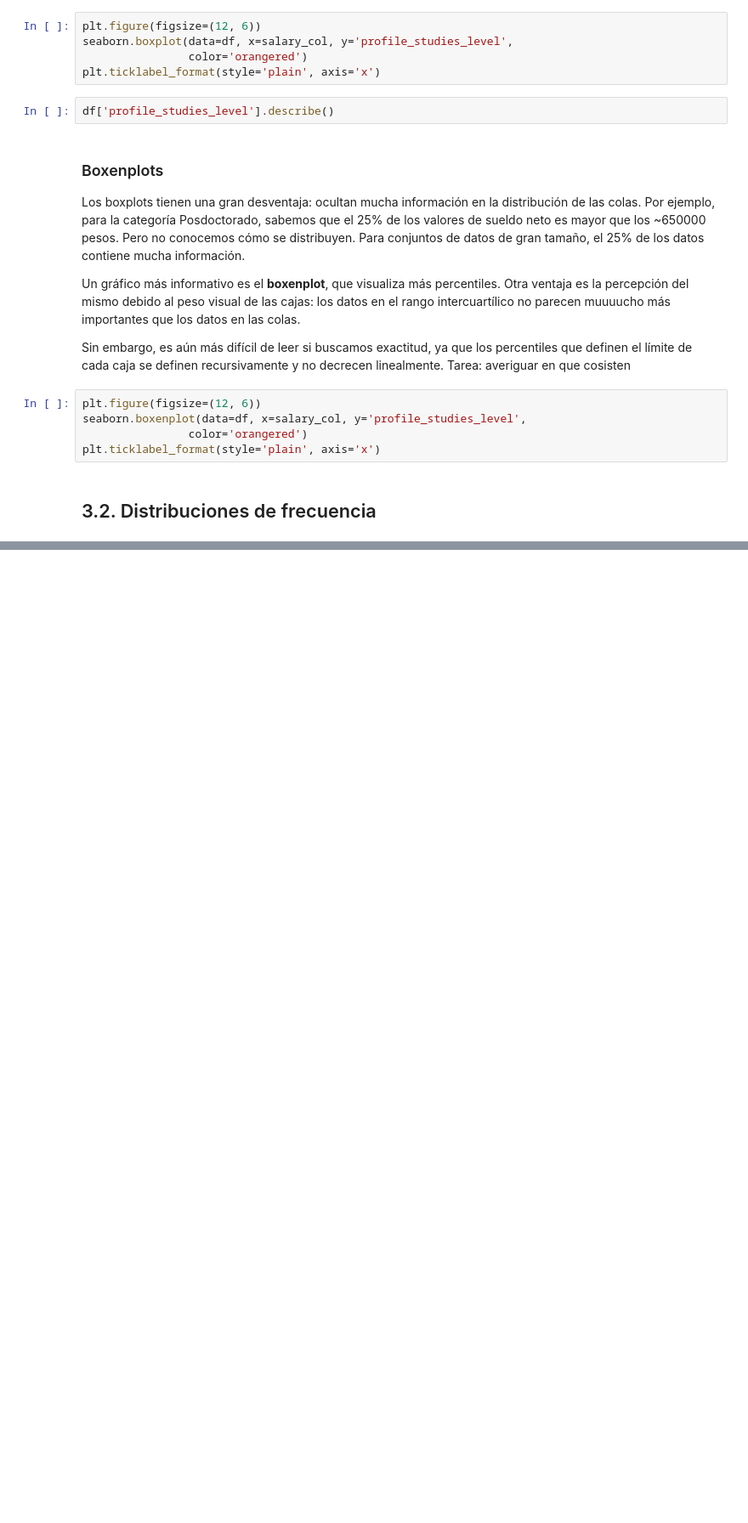
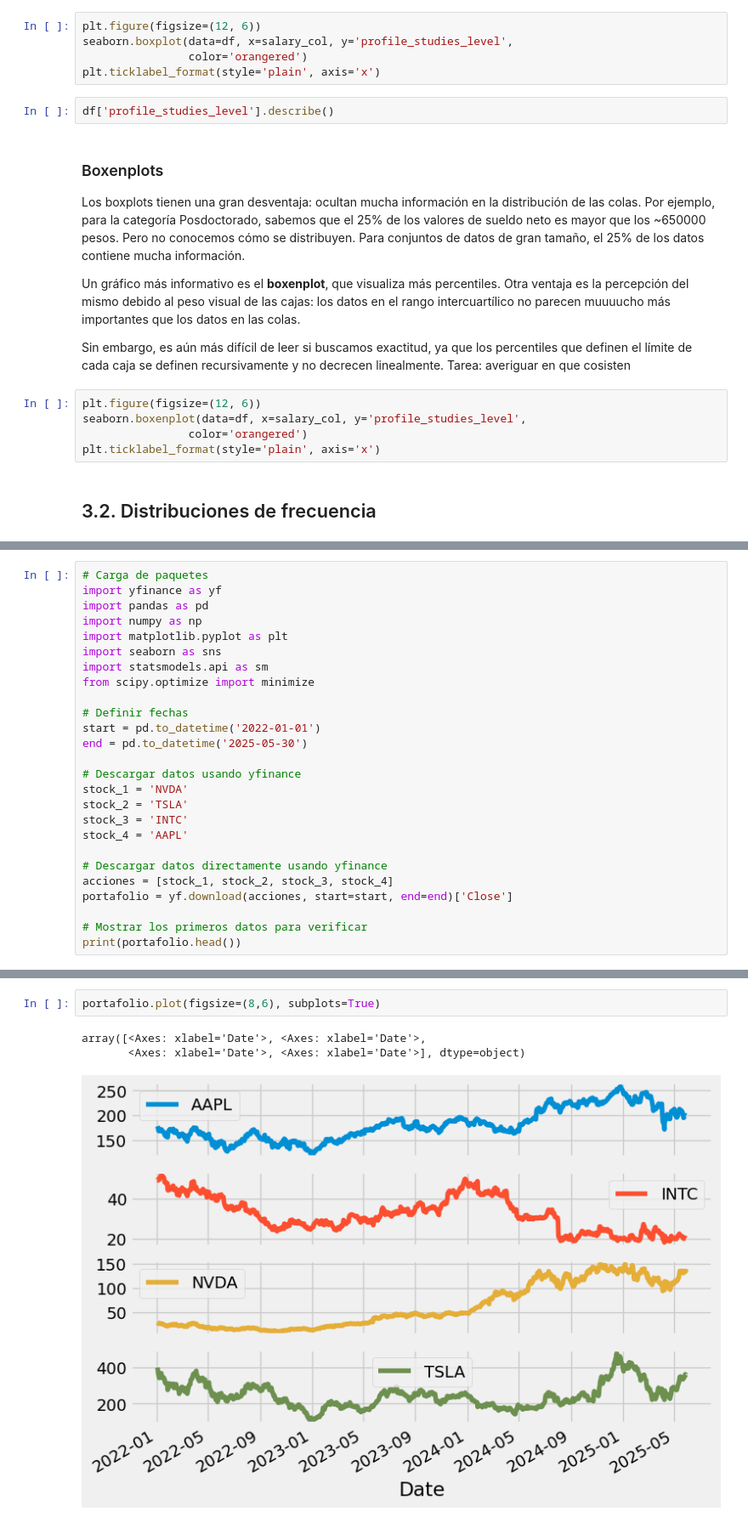
Before and after one commit to JonathanRosasV/PythonBasico2, a Jupyter notebook: Clase_3/python2_clase_3.ipynb, the cells around one changed output, grey strips where cells are left out. Shown at 85% size. Cells and saved outputs as stored; diff of their text form; blank space fills up the shorter version.

```diff
--- a/Clase_3/python2_clase_3.ipynb
+++ b/Clase_3/python2_clase_3.ipynb
@@ -887,0 +923,26 @@ plt.ticklabel_format(style='plain', axis='x')
+# %%
+# Carga de paquetes
+import yfinance as yf
+import pandas as pd
+import numpy as np
+import matplotlib.pyplot as plt
+import seaborn as sns
+import statsmodels.api as sm
+from scipy.optimize import minimize
+
+# Definir fechas
+start = pd.to_datetime('2022-01-01')
+end = pd.to_datetime('2025-05-30')
+
+# Descargar datos usando yfinance
+stock_1 = 'NVDA'
+stock_2 = 'TSLA'
+stock_3 = 'INTC'
+stock_4 = 'AAPL'
+
+# Descargar datos directamente usando yfinance
+acciones = [stock_1, stock_2, stock_3, stock_4]
+portafolio = yf.download(acciones, start=start, end=end)['Close']
+
+# Mostrar los primeros datos para verificar
+print(portafolio.head())
@@ -887,0 +958,6 @@ plt.ticklabel_format(style='plain', axis='x')
+# %%
+portafolio.plot(figsize=(8,6), subplots=True)
+# %% [output]
+array([<Axes: xlabel='Date'>, <Axes: xlabel='Date'>,
+       <Axes: xlabel='Date'>, <Axes: xlabel='Date'>], dtype=object)
+[figure, added]
```
Also changed, not shown: parts of 15 cells of this notebook.
